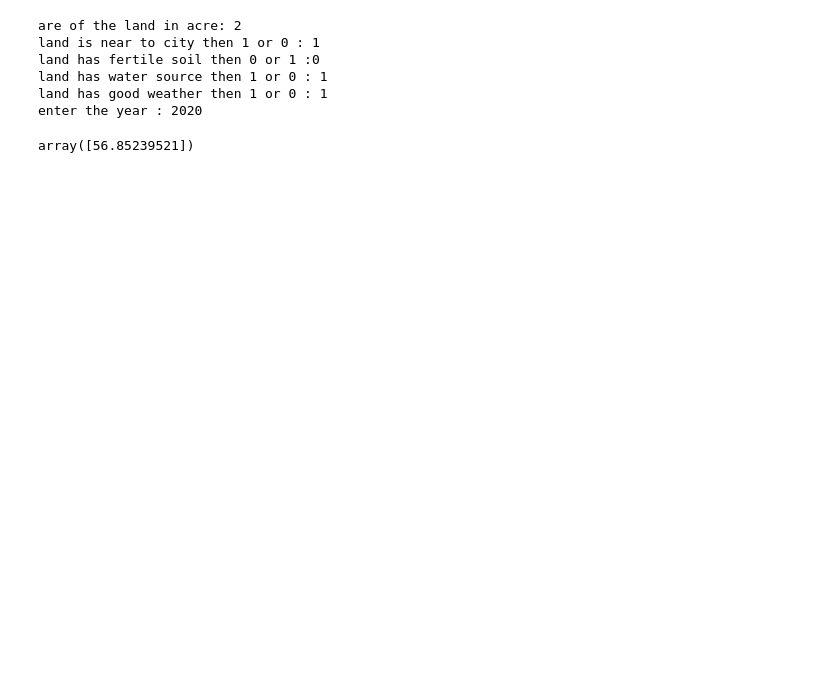
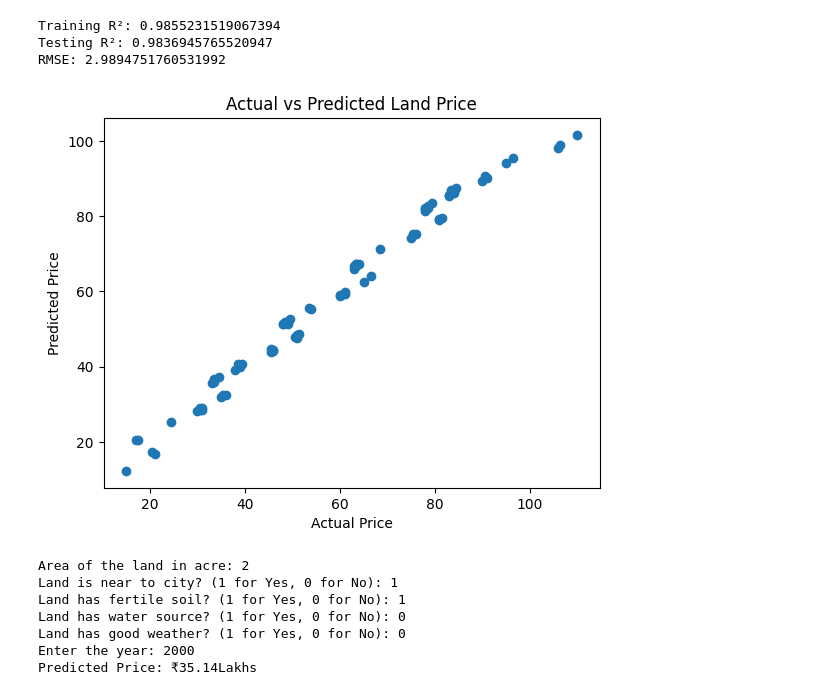
Before and after one commit to varekarprajwal/Land-Price-Prediction, a Jupyter notebook: LAND_PRICE_PREDICTION.ipynb, the cells around one changed output. Drawn from its saved outputs; the diff is of its cells as text; code cells hidden in the pictures; blank space fills up the shorter version.

```diff
--- a/LAND_PRICE_PREDICTION.ipynb
+++ b/LAND_PRICE_PREDICTION.ipynb
@@ -52,17 +58,48 @@ Name: Price, dtype: float64
+# %%
+#@title Score check
+# Evaluate model
+train_pred = model.predict(train_x)
+test_pred = model.predict(test_x)
+
+print("Training R²:", r2_score(train_y, train_pred))
+print("Testing R²:", r2_score(test_y, test_pred))
+print("RMSE:", np.sqrt(mean_squared_error(test_y, test_pred)))
+
+# Plot predicted vs actual
+plt.scatter(test_y, test_pred)
+plt.xlabel("Actual Price")
+plt.ylabel("Predicted Price")
+plt.title("Actual vs Predicted Land Price")
+plt.show()
+# %% [output]
+Training R²: 0.9855231519067394
+Testing R²: 0.9836945765520947
+RMSE: 2.9894751760531992
+[figure, added]
 # %%
 #@title Prediction of real data
-a=float(input("are of the land in acre: "))
-c=int(input("land is near to city then 1 or 0 : "))
-s=int(input("land has fertile soil then 0 or 1 :"))
-w=int(input("land has water source then 1 or 0 : "))
-r=int(input("land has good weather then 1 or 0 : "))
-n=int(input("enter the year : "))
-model.predict([[a,c,s,w,r,n]])
+# Prediction function
+def predict_price(area, city, soil, water, weather, year):
+    input_data = pd.DataFrame([[area, city, soil, water, weather, year]],
+                              columns=["Area", "Near city", "Soil fertility", "Water Source", "Weather condtion", "Year"])
+    input_scaled = scaler.transform(input_data)
+    return model.predict(input_scaled)[0]
+
+# Take user input for prediction
+a = float(input("Area of the land in acre: "))
+c = int(input("Land is near to city? (1 for Yes, 0 for No): "))
+s = int(input("Land has fertile soil? (1 for Yes, 0 for No): "))
+w = int(input("Land has water source? (1 for Yes, 0 for No): "))
+r = int(input("Land has good weather? (1 for Yes, 0 for No): "))
+n = int(input("Enter the year: "))
+
+price_prediction = predict_price(a, c, s, w, r, n)
+print(f"Predicted Price: ₹{price_prediction:.2f} Lakhs")
 # %% [output]
-are of the land in acre: 2
-land is near to city then 1 or 0 : 1
-land has fertile soil then 0 or 1 :0
-land has water source then 1 or 0 : 1
-land has good weather then 1 or 0 : 1
-enter the year : 2020
+Area of the land in acre: 2
+Land is near to city? (1 for Yes, 0 for No): 1
+Land has fertile soil? (1 for Yes, 0 for No): 1
+Land has water source? (1 for Yes, 0 for No): 0
+Land has good weather? (1 for Yes, 0 for No): 0
+Enter the year: 2000
+Predicted Price: ₹35.14Lakhs
-array([56.85239521])
```
Also changed, not shown: parts of 6 cells of this notebook.
